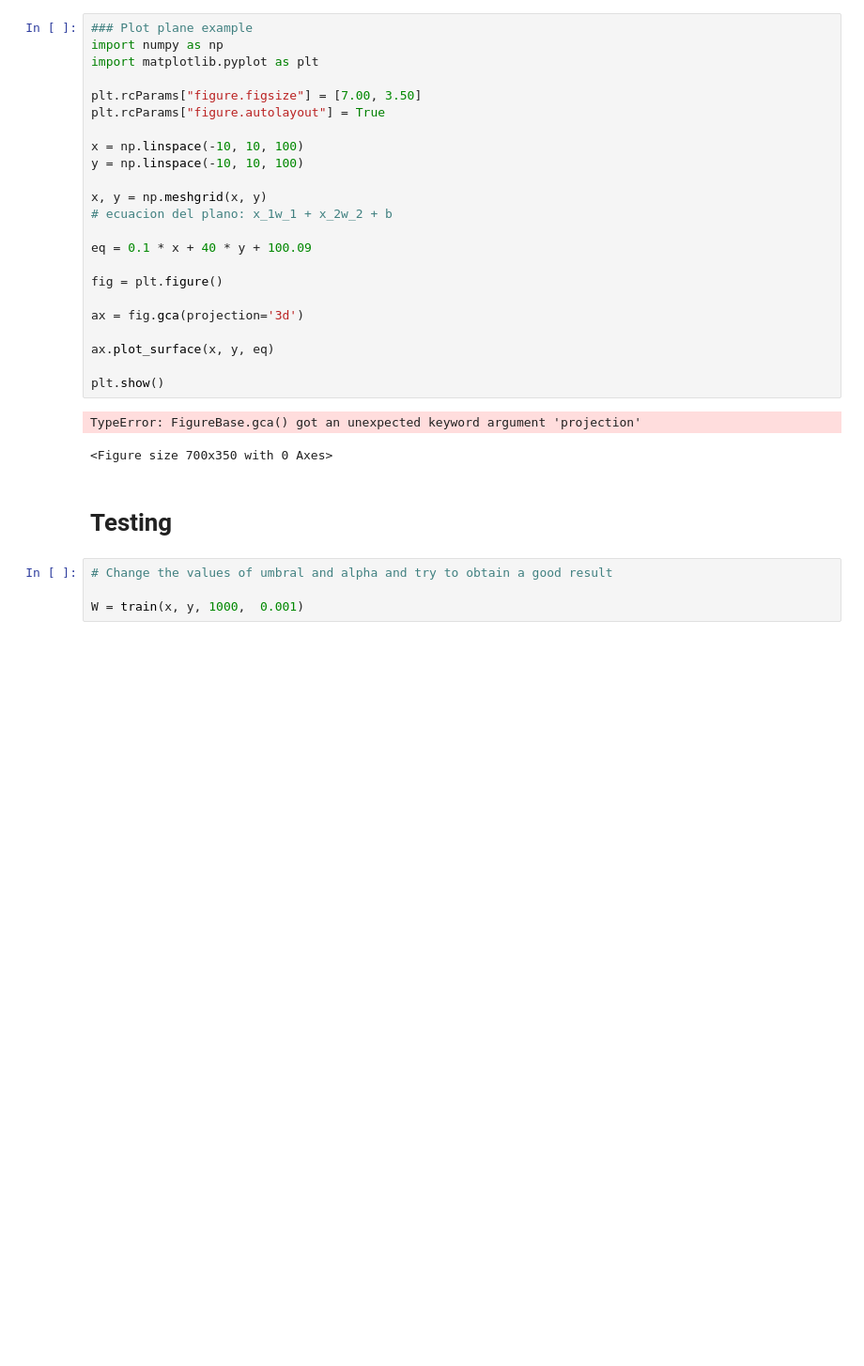
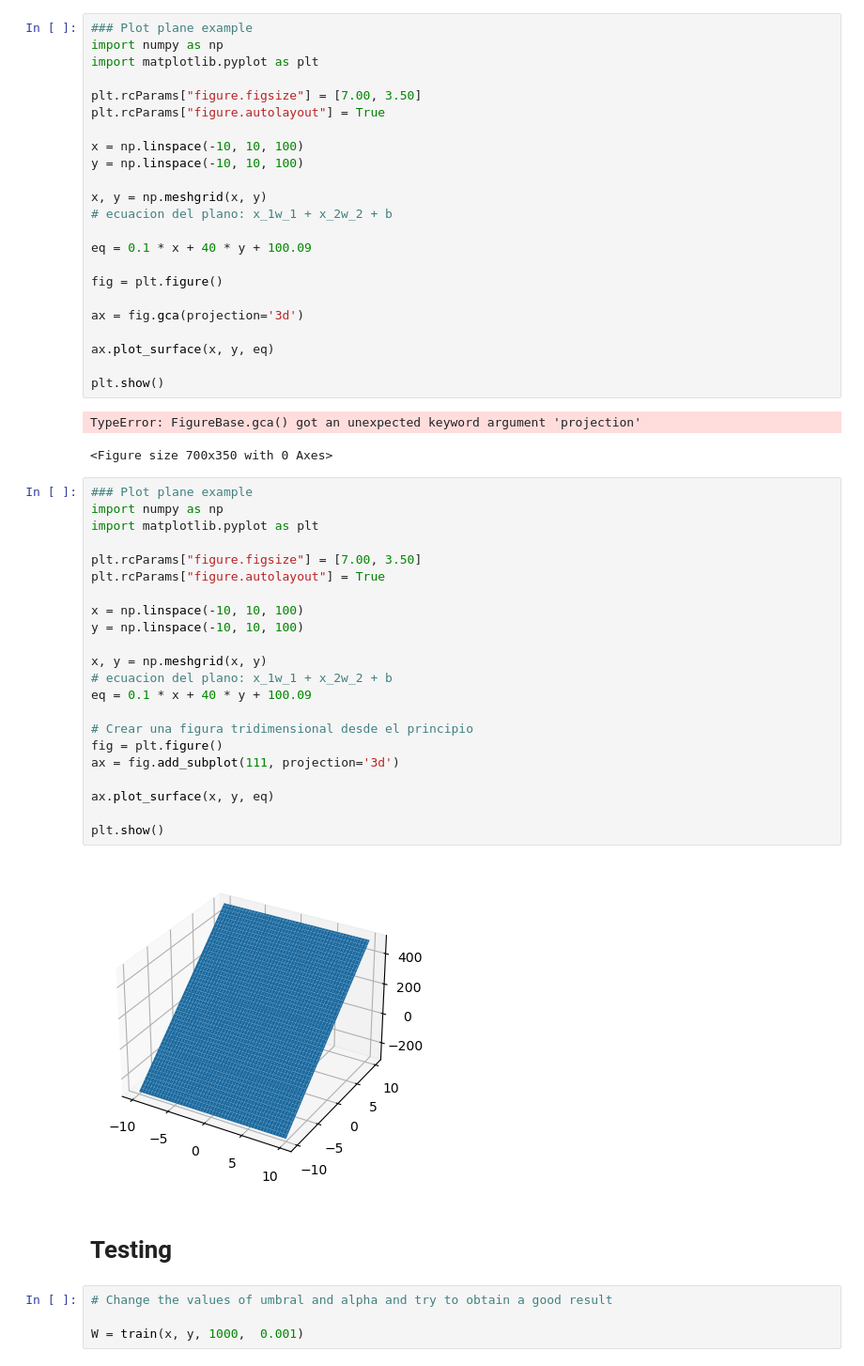
Before and after one commit to Edgar100800/2023-2, a Jupyter notebook: ML/semana2/Tema_2_Regresion_Lineal_Múltiple_2023_1 (1).ipynb, the cells around one changed output. Shown at 94% size. Saved outputs shown, nothing was run; the diff lists cells and outputs as text; blank space fills up the shorter version.

```diff
--- a/ML/semana2/Tema_2_Regresion_Lineal_Múltiple_2023_1 (1).ipynb
+++ b/ML/semana2/Tema_2_Regresion_Lineal_Múltiple_2023_1 (1).ipynb
@@ -169,6 +217,30 @@ plt.show()
 # %% [output]
 TypeError: FigureBase.gca() got an unexpected keyword argument 'projection'
 <Figure size 700x350 with 0 Axes>
+# %%
+### Plot plane example
+import numpy as np
+import matplotlib.pyplot as plt
+
+plt.rcParams["figure.figsize"] = [7.00, 3.50]
+plt.rcParams["figure.autolayout"] = True
+
+x = np.linspace(-10, 10, 100)
+y = np.linspace(-10, 10, 100)
+
+x, y = np.meshgrid(x, y)
+# ecuacion del plano: x_1w_1 + x_2w_2 + b
+eq = 0.1 * x + 40 * y + 100.09
+
+# Crear una figura tridimensional desde el principio
+fig = plt.figure()
+ax = fig.add_subplot(111, projection='3d')
+
+ax.plot_surface(x, y, eq)
+
+plt.show()
+# %% [output]
+[figure, added]
 # %% [markdown]
 # Testing
 # %%
```
Also changed, not shown: parts of 14 cells of this notebook.
